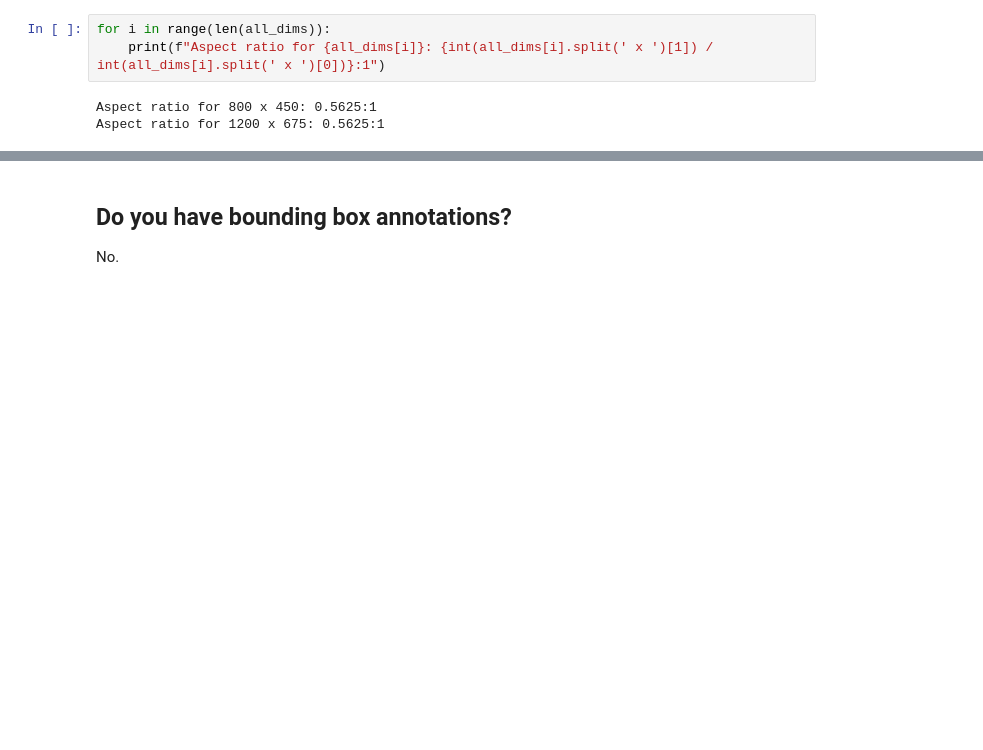
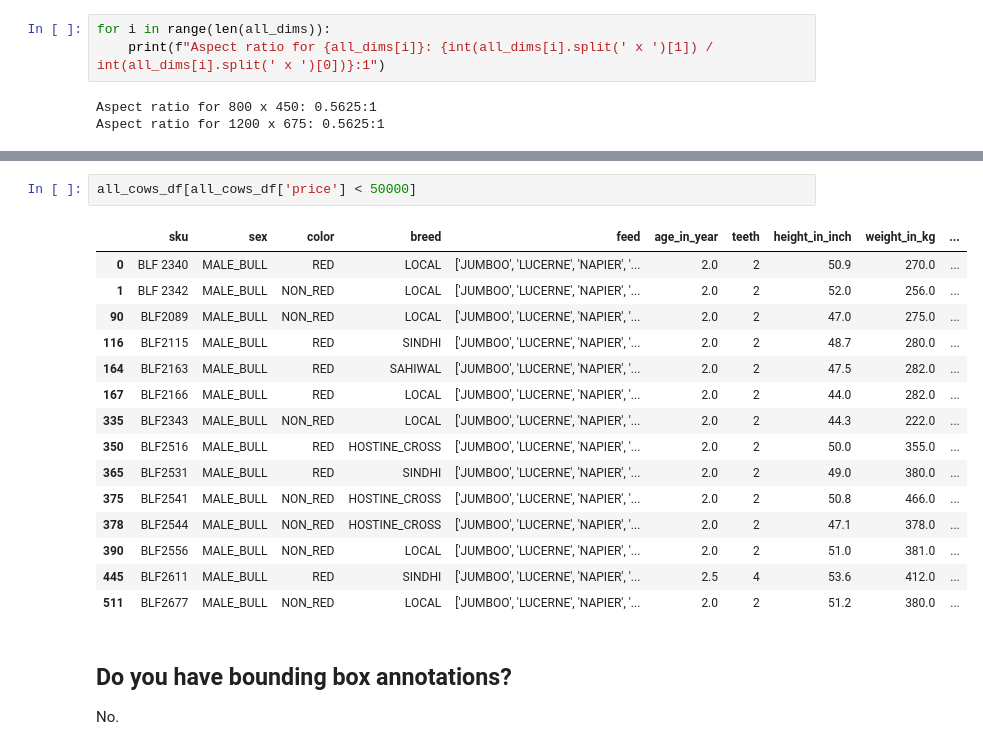
Before and after one commit to damonbeveridge/cattle_weight_regression, a Jupyter notebook: notebooks/01_eda.ipynb, the cells around one changed output, grey strips where cells are left out. Saved outputs shown, nothing was run; the diff lists cells and outputs as text; blank space fills up the shorter version.

```diff
--- a/notebooks/01_eda.ipynb
+++ b/notebooks/01_eda.ipynb
@@ -243,3 +330,21 @@ Aspect ratio for 1200 x 675: 0.5625:1
+# %%
+all_cows_df[all_cows_df['price'] < 50000]
+# %% [output]
+|  | sku | sex | color | breed | feed | age_in_year | teeth | height_in_inch | weight_in_kg | ... |
+| 0 | BLF 2340 | MALE_BULL | RED | LOCAL | ['JUMBOO', 'LUCERNE', 'NAPIER', '... | 2.0 | 2 | 50.9 | 270.0 | ... |
+| 1 | BLF 2342 | MALE_BULL | NON_RED | LOCAL | ['JUMBOO', 'LUCERNE', 'NAPIER', '... | 2.0 | 2 | 52.0 | 256.0 | ... |
+| 90 | BLF2089 | MALE_BULL | NON_RED | LOCAL | ['JUMBOO', 'LUCERNE', 'NAPIER', '... | 2.0 | 2 | 47.0 | 275.0 | ... |
+| 116 | BLF2115 | MALE_BULL | RED | SINDHI | ['JUMBOO', 'LUCERNE', 'NAPIER', '... | 2.0 | 2 | 48.7 | 280.0 | ... |
+| 164 | BLF2163 | MALE_BULL | RED | SAHIWAL | ['JUMBOO', 'LUCERNE', 'NAPIER', '... | 2.0 | 2 | 47.5 | 282.0 | ... |
+| 167 | BLF2166 | MALE_BULL | RED | LOCAL | ['JUMBOO', 'LUCERNE', 'NAPIER', '... | 2.0 | 2 | 44.0 | 282.0 | ... |
+| 335 | BLF2343 | MALE_BULL | NON_RED | LOCAL | ['JUMBOO', 'LUCERNE', 'NAPIER', '... | 2.0 | 2 | 44.3 | 222.0 | ... |
+| 350 | BLF2516 | MALE_BULL | RED | HOSTINE_CROSS | ['JUMBOO', 'LUCERNE', 'NAPIER', '... | 2.0 | 2 | 50.0 | 355.0 | ... |
+| 365 | BLF2531 | MALE_BULL | RED | SINDHI | ['JUMBOO', 'LUCERNE', 'NAPIER', '... | 2.0 | 2 | 49.0 | 380.0 | ... |
+| 375 | BLF2541 | MALE_BULL | NON_RED | HOSTINE_CROSS | ['JUMBOO', 'LUCERNE', 'NAPIER', '... | 2.0 | 2 | 50.8 | 466.0 | ... |
+| 378 | BLF2544 | MALE_BULL | NON_RED | HOSTINE_CROSS | ['JUMBOO', 'LUCERNE', 'NAPIER', '... | 2.0 | 2 | 47.1 | 378.0 | ... |
+| 390 | BLF2556 | MALE_BULL | NON_RED | LOCAL | ['JUMBOO', 'LUCERNE', 'NAPIER', '... | 2.0 | 2 | 51.0 | 381.0 | ... |
+| 445 | BLF2611 | MALE_BULL | RED | SINDHI | ['JUMBOO', 'LUCERNE', 'NAPIER', '... | 2.5 | 4 | 53.6 | 412.0 | ... |
+| 511 | BLF2677 | MALE_BULL | NON_RED | LOCAL | ['JUMBOO', 'LUCERNE', 'NAPIER', '... | 2.0 | 2 | 51.2 | 380.0 | ... |
 # %% [markdown]
 ## Do you have bounding box annotations?
 
```
Also changed, not shown: parts of 9 cells of this notebook, 10 other files.
